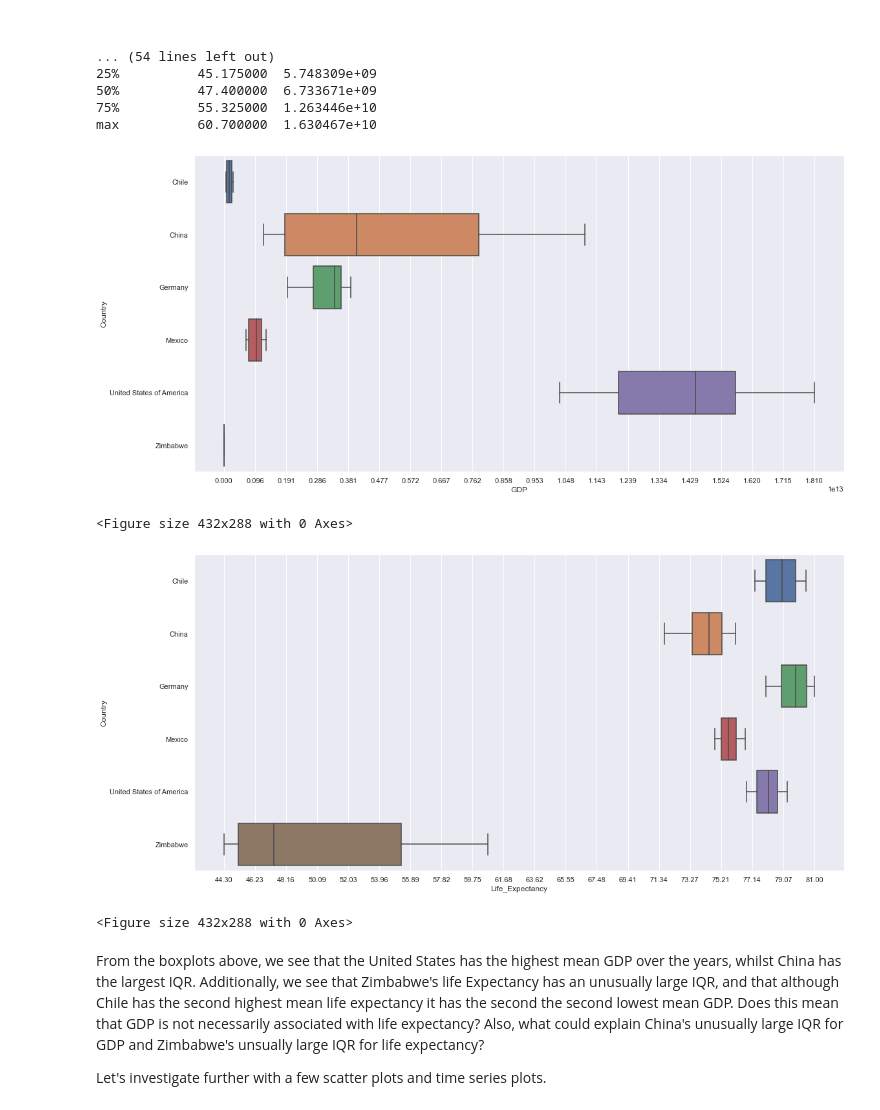
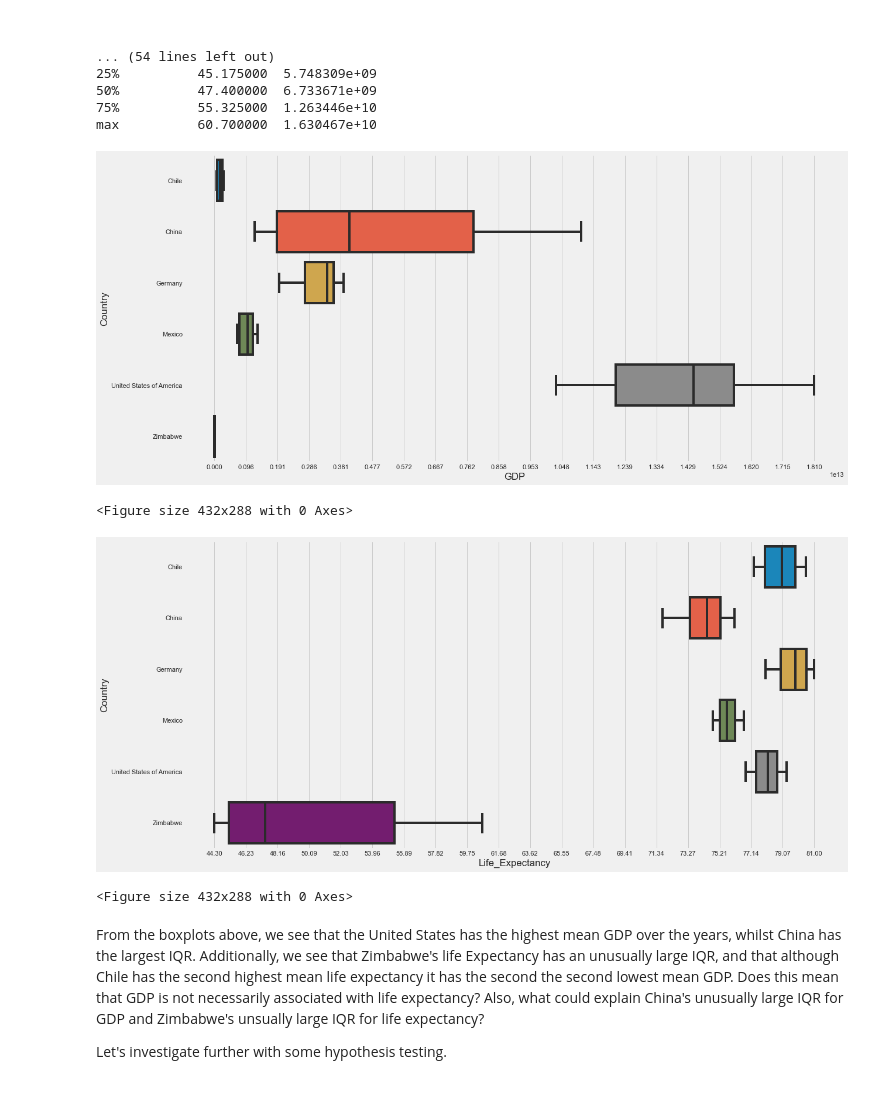
Before and after one commit to AbdullaK123/Portfolio, a Jupyter notebook: Life_Expectancy_GDP_Project.ipynb, the cells around one changed output. Drawn from its saved outputs; the diff is of its cells as text; code cells hidden in the pictures.

```diff
--- a/Life_Expectancy_GDP_Project.ipynb
+++ b/Life_Expectancy_GDP_Project.ipynb
@@ -60,39 +60,39 @@ max          80.500000  2.783840e+11
 75%          55.325000  1.263446e+10
 max          60.700000  1.630467e+10
 # %%
-sns.set_theme()
+plt.style.use('fivethirtyeight')
 m=df['GDP'].min()
 M=df['GDP'].max()
 N=20
 
 x_ticks=np.linspace(m,M,N)
 
 fig1=plt.figure(figsize=(18,9))
 ax1=plt.subplot()
 sns.boxplot(data=df,x='GDP',y='Country')
 ax1.set_xticks(x_ticks)
 plt.show()
 plt.clf()
 
 m=df['Life_Expectancy'].min()
 M=df['Life_Expectancy'].max()
 N=20
 
 x_ticks=np.linspace(m,M,20)
 
 
 fig2=plt.figure(figsize=(18,9))
 ax2=plt.subplot()
 sns.boxplot(data=df,x='Life_Expectancy',y='Country')
 ax2.set_xticks(x_ticks)
 plt.show()
 plt.clf()
 # %% [output]
-[figure, old version]
+[figure, new version]
 <Figure size 432x288 with 0 Axes>
-[figure, old version]
+[figure, new version]
 <Figure size 432x288 with 0 Axes>
 # %% [markdown]
 From the boxplots above, we see that the United States has the highest mean GDP over the years, whilst China has the largest IQR. Additionally, we see that Zimbabwe's life Expectancy has an unusually large IQR, and that although Chile has the second highest mean life expectancy it has the second the second lowest mean GDP. Does this mean that GDP is not necessarily associated with life expectancy? Also, what could explain China's unusually large IQR for GDP and Zimbabwe's unsually large IQR for life expectancy?
 
-Let's investigate further with a few scatter plots and time series plots.
+Let's investigate further with some hypothesis testing.
```
Also changed, not shown: parts of 9 cells of this notebook, 1 other file.
